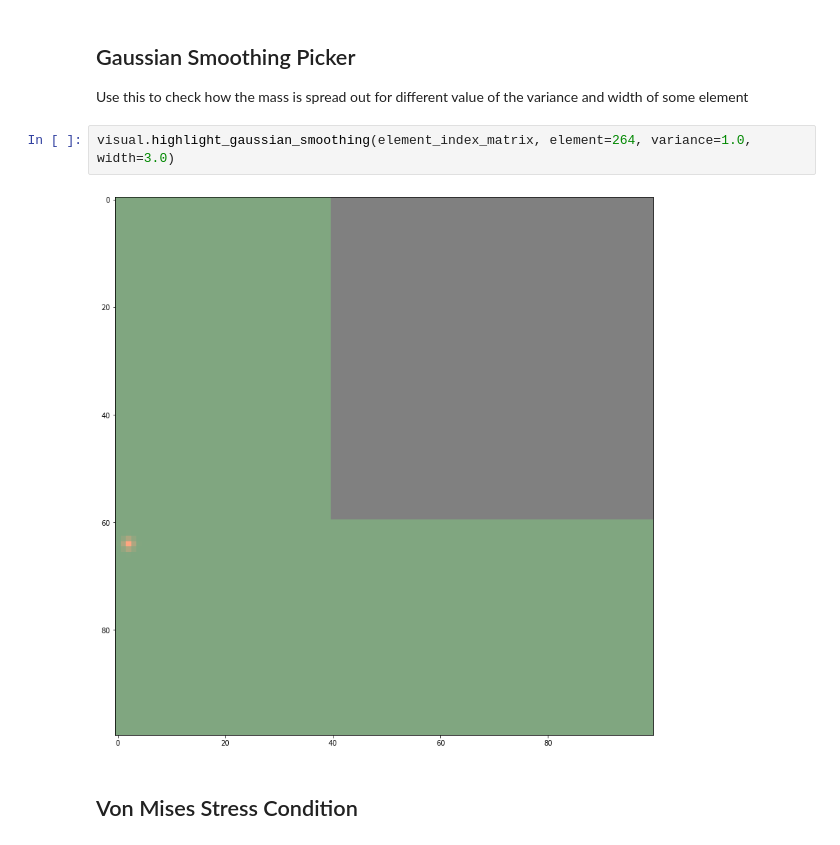
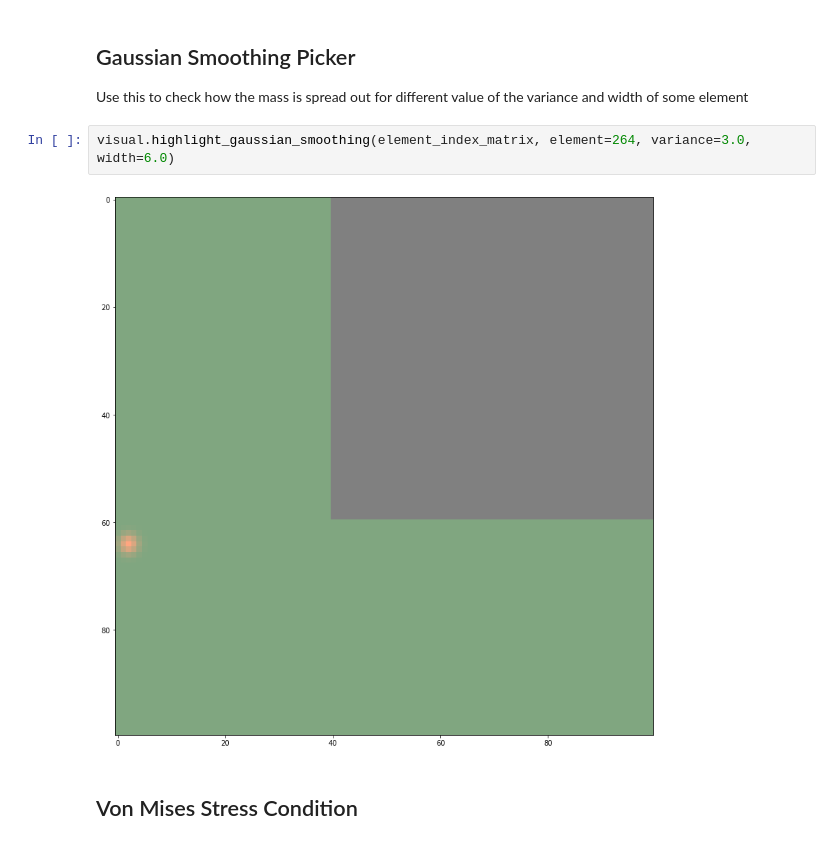
Before and after one commit to JonasRSV/Tensorflow-Structural-Optimization-Example, a Jupyter notebook: demo-stress-conditions.ipynb, the cells around one changed output. Cells and saved outputs as stored; diff of their text form.

```diff
--- a/demo-stress-conditions.ipynb
+++ b/demo-stress-conditions.ipynb
@@ -45,9 +45,9 @@ Gaussian Smoothing Picker
 
 Use this to check how the mass is spread out for different value of the variance and width of some element
 # %%
-visual.highlight_gaussian_smoothing(element_index_matrix, element=264, variance=1.0, width=3.0)
+visual.highlight_gaussian_smoothing(element_index_matrix, element=264, variance=3.0, width=6.0)
 # %% [output]
-[figure, old version]
+[figure, new version]
 # %% [markdown]
 Von Mises Stress Condition
 ---
```
Also changed, not shown: parts of 3 cells of this notebook.
